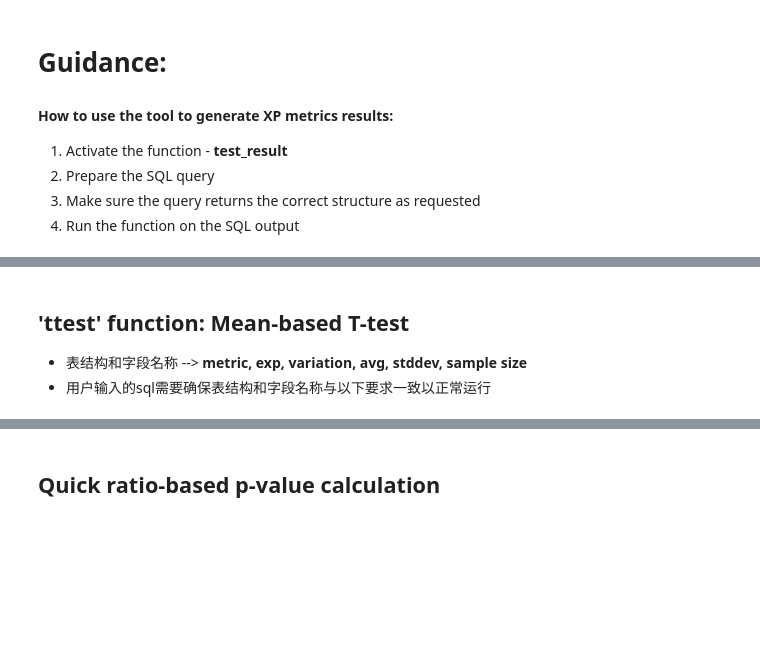
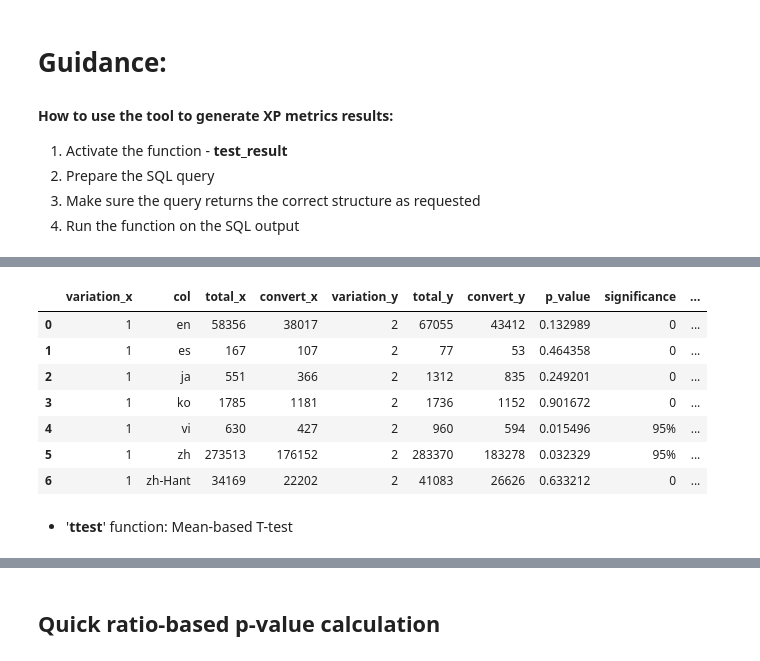
Before and after one commit to jiafeng-xu/ab_test_framework, a Jupyter notebook: AB_TEST_FRAMEWORK.ipynb, the cells around one changed output, grey strips where cells are left out. Drawn from its saved outputs; the diff is of its cells as text; code cells hidden in the pictures; blank space fills up the shorter version.

```diff
--- a/AB_TEST_FRAMEWORK.ipynb
+++ b/AB_TEST_FRAMEWORK.ipynb
@@ -199,4 +148,73 @@ test_result(df)
+# %%
+# example -ratio-ttest
+sql3 = """
+with exp_cvt as (
+select u.visit_day,
+u.CvT,
+case when len(u.device_id)>=15 then 'A_' || u.device_id
+when len(u.device_id)>1 then 'B_' || u.device_id else u.device_id end AS device_id,
+l.device_lang
+from (
+select device_id,
+visit_day,
+case when variation = 1 then 1 else 2 end as CvT
+from metrics.experiment_visitor
+where experiment_id = 235
+) u
+left join
+(
+select
+device_id, device_lang
+from (
+select device_id, LAST_VALUE(language) over(partition by device_id order by visit_day rows between unbounded preceding and unbounded following) device_lang
+from metrics.experiment_visitor_sessions_details eusd
+where experiment_id = 235 --and user_id = 4
+) group by 1,2
+) l
+on u.device_id = l.device_id
+group by 1,2,3,4
+),
+revenues as (
+select --top 100
+op.order_day,
+op.device_id,
+op.order_id,
+sum(op.sub_total) as rev,
+sum(op.quantity) as quantity,
+sum(op.trade_in_discount) as trade_in_discount,
+sum(op.gm_cost) as gm_cost,
+sum(case when trade_in_discount > 0 then op.sub_total else 0 end) as trade_in_rev,
+sum(case when trade_in_discount > 0 then op.gm_cost else 0 end) as trade_in_cost,
+sum(case when trade_in_discount > 0 then op.quantity else 0 end) as trade_in_quantity
+from metrics.order_product op
+where op.order_day between '2022-04-07' and '2022-04-12'
+group by 1,2,3
+having trade_in_rev > 0
+)
+
+select
+device_lang as col,
+e.CvT  as variation,
+sum(rev) as total,
+sum(gm_cost) as convert
+from exp_cvt e
+join revenues r
+on e.device_id = r.device_id
+and e.visit_day = r.order_day
+where e.visit_day between '2022-04-07' and '2022-04-13'
+group by 1,2
+
+"""
+df1 = pd.read_sql_query(text(sql3), engine1)
+ratio_ttest_2(df1)
+# %% [output]
+|  | variation_x | col | total_x | convert_x | variation_y | total_y | convert_y | p_value | significance | ... |
+| 0 | 1 | en | 58356 | 38017 | 2 | 67055 | 43412 | 0.132989 | 0 | ... |
+| 1 | 1 | es | 167 | 107 | 2 | 77 | 53 | 0.464358 | 0 | ... |
+| 2 | 1 | ja | 551 | 366 | 2 | 1312 | 835 | 0.249201 | 0 | ... |
+| 3 | 1 | ko | 1785 | 1181 | 2 | 1736 | 1152 | 0.901672 | 0 | ... |
+| 4 | 1 | vi | 630 | 427 | 2 | 960 | 594 | 0.015496 | 95% | ... |
+| 5 | 1 | zh | 273513 | 176152 | 2 | 283370 | 183278 | 0.032329 | 95% | ... |
+| 6 | 1 | zh-Hant | 34169 | 22202 | 2 | 41083 | 26626 | 0.633212 | 0 | ... |
 # %% [markdown]
-## '**ttest**' function: Mean-based T-test
-*   表结构和字段名称 --> **metric, exp, variation, avg, stddev, sample size**
-*  用户输入的sql需要确保表结构和字段名称与以下要求一致以正常运行
+* '**ttest**' function: Mean-based T-test
```
Also changed, not shown: parts of 8 cells of this notebook.
